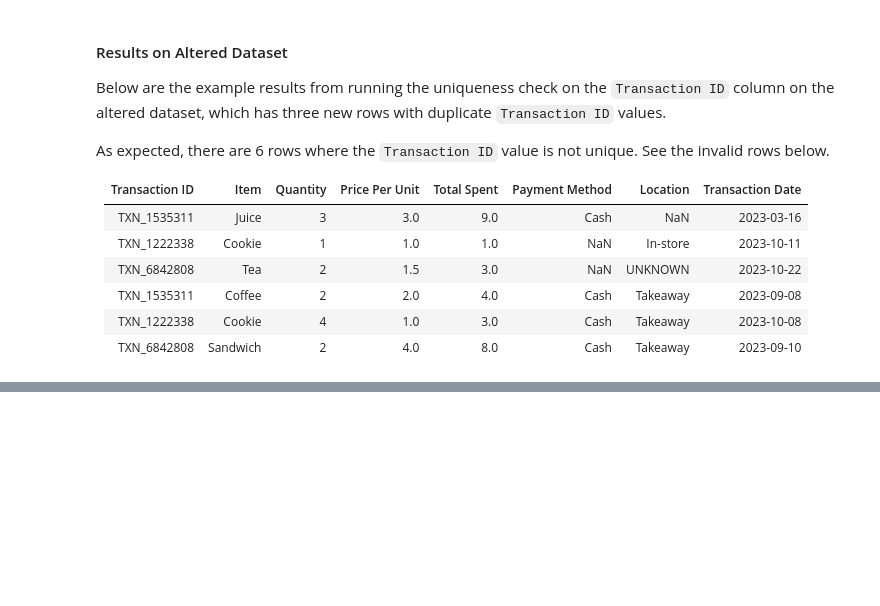
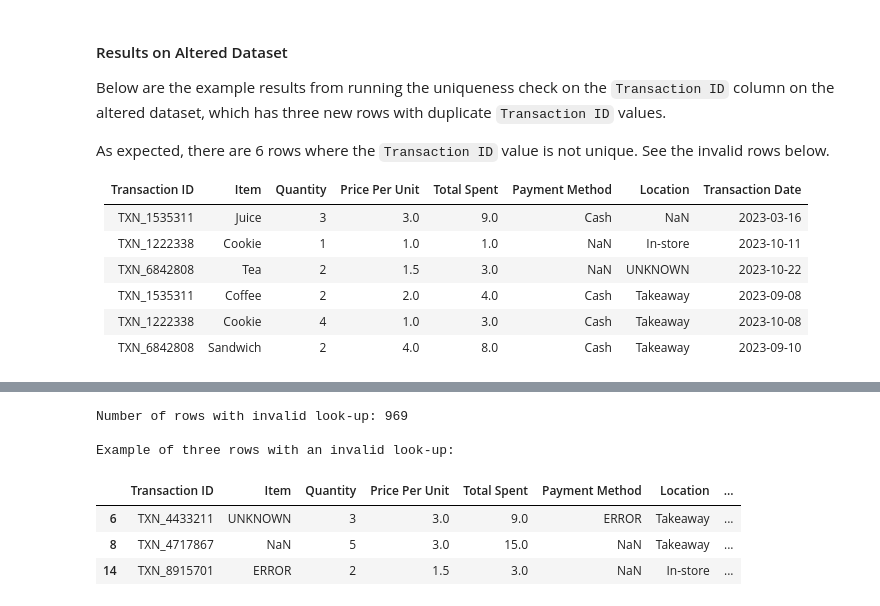
Before and after one commit to Natasa127/CSI4142-A2, a Jupyter notebook: Validity.ipynb, the cells around one changed output, grey strips where cells are left out. Saved outputs shown, nothing was run; the diff lists cells and outputs as text; code cells hidden in the pictures; blank space fills up the shorter version.

Commit message:
Look-up Check

```diff
--- a/Validity.ipynb
+++ b/Validity.ipynb
@@ -398,0 +412,40 @@ As expected, there are 6 rows where the `Transaction ID` value is not unique. Se
+# %%
+# Parameters to be edited by the user
+
+# Valid attributes for the look-up check
+attributes = ["Item", "Price Per Unit", "Payment Method", "Location"]
+
+# Attribute selection
+test_attribute = "Item"
+
+# Look-up table of valid values
+look_up_table = ["Coffee", "Tea", "Sandwich", "Salad", "Cake", "Cookie", "Smoothie", "Juice"]
+# %%
+# Error check
+
+# Checks if a single value is in the look-up table
+def look_up_filter(value, look_up_table):
+    return value in look_up_table
+
+# Apply the function to the test attribute, setting rows whose value is not in the look-up table to True
+invalid_look_up = sales[test_attribute].apply(
+    lambda attribute: not look_up_filter(attribute, look_up_table)
+)
+
+# Save the invalid rows
+invalid_look_up_df = sales.loc[invalid_look_up]
+
+# Print the number of rows with a value that is not in the look-up table for the designated attribute
+print(f"Number of rows with invalid look-up: {invalid_look_up.sum()}\n")
+
+# Display the first 3 rows with a value that is not in the look-up table for the designated attribute
+print("Example of three rows with an invalid look-up:")
+invalid_look_up_df.head(3)
+# %% [output]
+Number of rows with invalid look-up: 969
+
+Example of three rows with an invalid look-up:
+|  | Transaction ID | Item | Quantity | Price Per Unit | Total Spent | Payment Method | Location | ... |
+| 6 | TXN_4433211 | UNKNOWN | 3 | 3.0 | 9.0 | ERROR | Takeaway | ... |
+| 8 | TXN_4717867 | NaN | 5 | 3.0 | 15.0 | NaN | Takeaway | ... |
+| 14 | TXN_8915701 | ERROR | 2 | 1.5 | 3.0 | NaN | In-store | ... |
```
Also changed, not shown: parts of 6 cells of this notebook.
